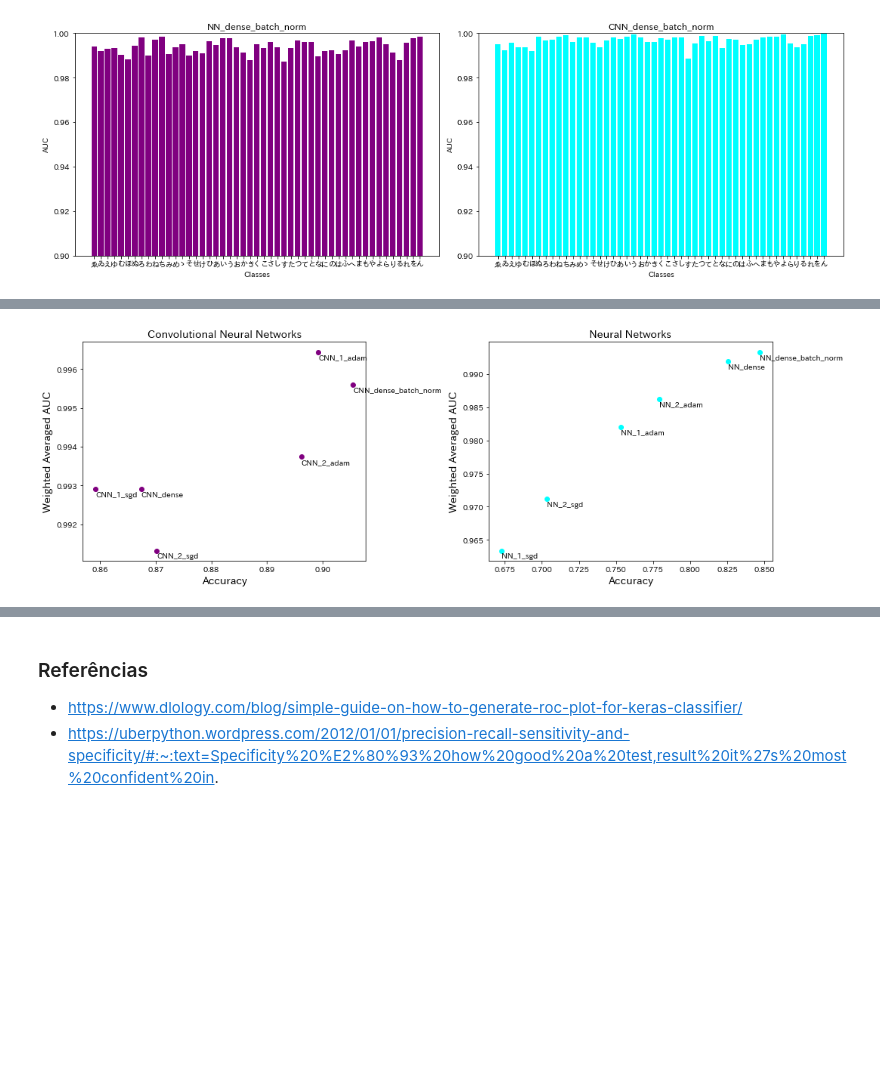
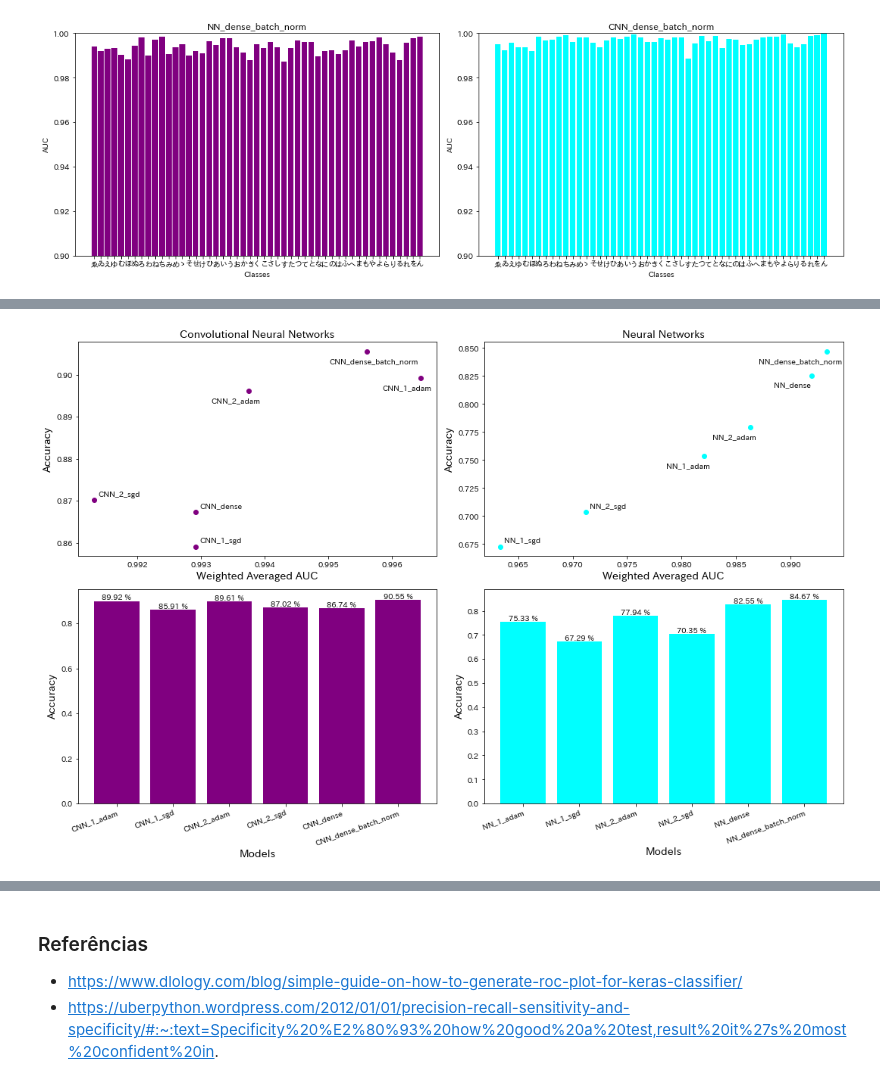
Before and after one commit to medina325/kuzushiji-character-recognition, a Jupyter notebook: AsianCharacterRecognition.ipynb, the cells around one changed output, grey strips where cells are left out. Saved outputs shown, nothing was run; the diff lists cells and outputs as text; code cells hidden in the pictures; blank space fills up the shorter version.

Commit message:
Análises finais dos modelos

```diff
--- a/AsianCharacterRecognition.ipynb
+++ b/AsianCharacterRecognition.ipynb
@@ -631,8 +625,11 @@ def compare_2_models_AUC(model_1, y_probs_1, model_2, y_probs_2):
 # %%
-nn_models_predictions = {model.name: model.predict(flatten(x_test_expanded)) for model in nn_trained_models}
-cnn_models_predictions = {model.name: model.predict(x_test_expanded) for model in cnn_trained_models}
+if os.path.exists('results'):
+    models_predictions = np.load('results/predictions.npy', allow_pickle=True).tolist()
+else:
+    nn_models_predictions = {model.name: model.predict(flatten(x_test_expanded)) for model in nn_trained_models}
+    cnn_models_predictions = {model.name: model.predict(x_test_expanded) for model in cnn_trained_models}
 
-models_predictions = {**nn_models_predictions, **cnn_models_predictions}
+    models_predictions = {**nn_models_predictions, **cnn_models_predictions}
 # %% [markdown]
 ---
 ### NN_2_adam vs NN_2_sgd
@@ -741,9 +750,9 @@ for subplot in subplots:
     ax.set_xticklabels(labels=xtick_labels, rotation=20, ha='right', rotation_mode='anchor')
     ax.set(xlabel='Models', ylabel='Weighted Average AUC')
 
-    ax.bar_label(hbars, labels=[f'{100*d:.2f} %' for d in data])
+    ax.bar_label(hbars, labels=[f'{d:.3f}' for d in data])
 
 plt.tight_layout()
-plt.savefig('plots/auc_weighted_avg.svg')
+plt.savefig('plots/auc_weighted_avg.svg', transparent=True)
 plt.show()
 # %% [output]
@@ -755,27 +769,40 @@ ESCREVER AQUI AS CONCLUSÕES FINAIS
 # %%
-fig, axes = plt.subplots(figsize=(15,5), ncols=2, nrows=1)
+fig, axes = plt.subplots(figsize=(15,10), ncols=2, nrows=2)
+
+cnn_scatter_txt_coords = [(-50,-15), (5,5), (-50,-15), (5,5), (5,5), (-50,-15)]
+nn_scatter_txt_coords = [(-50,-15), (5,5), (-50,-15), (5,5), (-50,-15), (-90,-15)]
 
 subplots = [
-    {'ax': axes[0], 'xtick_labels': cnn_models_names, 'x': cnn_accuracies, 'y': cnn_auc_avgs, 'color': 'purple', 'title': 'Convolutional Neural Networks'},
-    {'ax': axes[1], 'xtick_labels': nn_models_names, 'x': nn_accuracies, 'y': nn_auc_avgs, 'color': 'cyan', 'title': 'Neural Networks'},
+    {'ax': axes[0,0], 'plot_type': 'scatter', 'xtick_labels': cnn_models_names, 'x': cnn_auc_avgs, 'y': cnn_accuracies, 'color': 'purple', 'title': 'Convolutional Neural Networks', 'scatter_coords': cnn_scatter_txt_coords},
+    {'ax': axes[0,1], 'plot_type': 'scatter', 'xtick_labels': nn_models_names, 'x': nn_auc_avgs, 'y': nn_accuracies, 'color': 'cyan', 'title': 'Neural Networks', 'scatter_coords': nn_scatter_txt_coords},
+    {'ax': axes[1,0], 'plot_type': 'bar', 'xtick_labels': cnn_models_names, 'x': cnn_models_names, 'y': cnn_accuracies, 'color': 'purple', 'title': '', 'scatter_coords': None},
+    {'ax': axes[1,1], 'plot_type': 'bar', 'xtick_labels': nn_models_names, 'x': nn_models_names, 'y': nn_accuracies, 'color': 'cyan', 'title': '', 'scatter_coords': None}
 ]
 
 for subplot in subplots:
-    ax, xtick_labels, x, y, color, title = subplot.values()
+    ax, plot_type, xtick_labels, x, y, color, title, coords = subplot.values()
 
-    ax.scatter(x, y, color=color)
+    if plot_type == 'scatter':
+        ax.scatter(x, y, color=color)
+        ax.set_ylabel('Accuracy', fontsize=14)
+        ax.set_xlabel('Weighted Averaged AUC', fontsize=14)
+
+        for i, txt in enumerate(xtick_labels):
+            ax.annotate(txt, (x[i], y[i]), xytext=coords[i], textcoords='offset points')
+
+    elif plot_type == 'bar':
+        hbars = ax.bar(xtick_labels, y, color=color)
+        ax.set_xticks(xtick_labels)
+        ax.set_xticklabels(labels=xtick_labels, rotation=20, ha='right', rotation_mode='anchor')
+        ax.set_xlabel('Models', fontsize=14)
+        ax.set_ylabel('Accuracy', fontsize=14)
+
+        ax.bar_label(hbars, labels=[f'{100*d:.2f} %' for d in y])
 
     ax.set_title(title, fontsize=14)
 
-    # TODO Arrumar intervalo dos ticks para comparação visual ser mais justa e realista
-
-    ax.set_xlabel('Accuracy', fontsize=14)
-    ax.set_ylabel('Weighted Averaged AUC', fontsize=14)
-    for i, txt in enumerate(xtick_labels):
-        ax.annotate(txt, (x[i], y[i]), xytext=(0,-10), textcoords='offset points')
-
 plt.tight_layout()
-plt.savefig('plots/scatter_accuracy_auc.svg')
+plt.savefig('plots/scatter_accuracy_auc.svg', transparent=True)
 plt.show()
 # %% [output]
-[figure, old version]
+[figure, new version]
```
Also changed, not shown: parts of 33 cells of this notebook.
